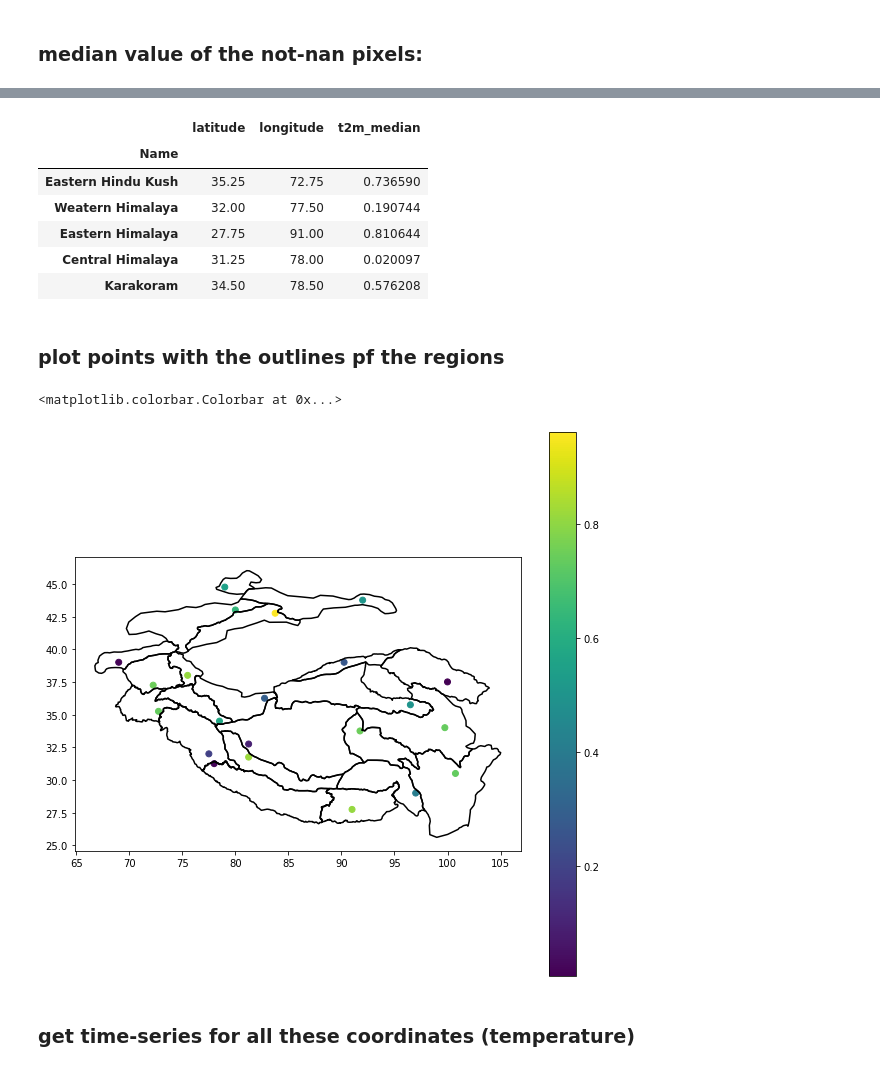
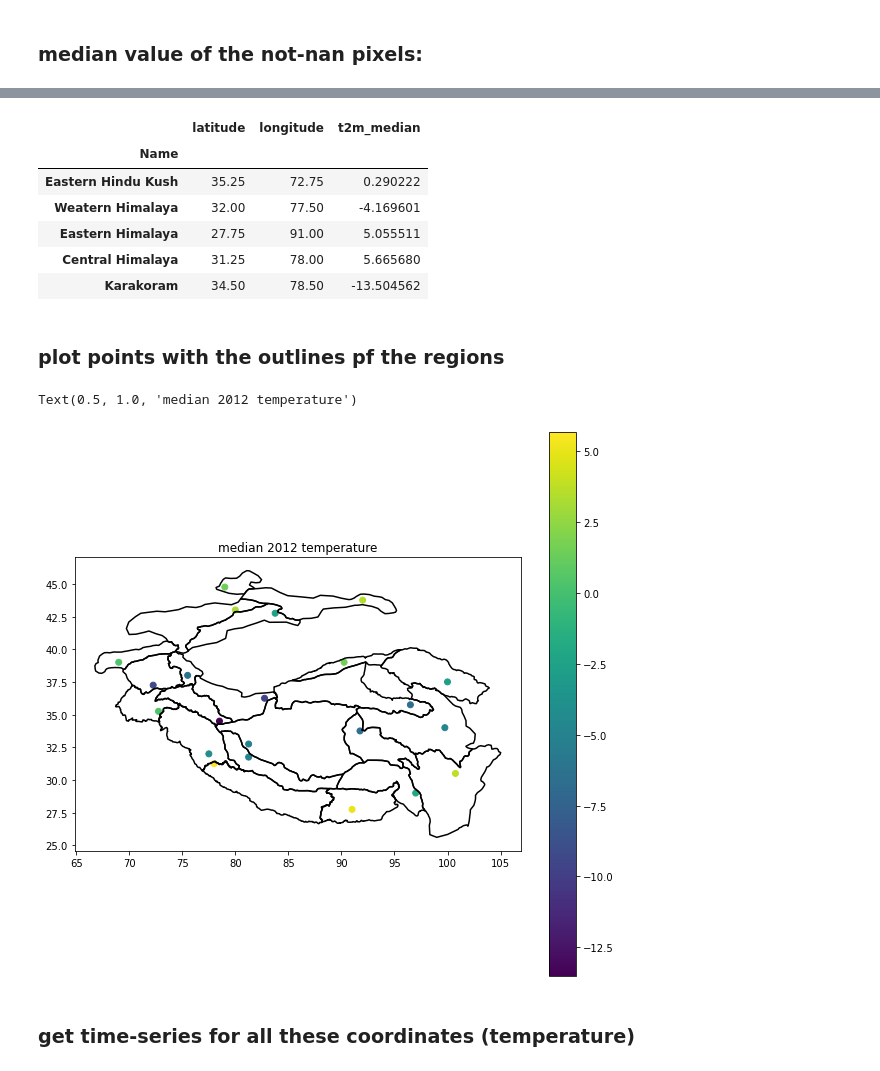
Before and after one commit to varyabazilova/hma_regions, a Jupyter notebook: era5_locate_median_point.ipynb, the cells around one changed output, grey strips where cells are left out. Cells and saved outputs as stored; diff of their text form; code cells hidden in the pictures.

```diff
--- a/era5_locate_median_point.ipynb
+++ b/era5_locate_median_point.ipynb
@@ -226,10 +223,9 @@ median_t2m_regions = {'Name': ['Eastern Hindu Kush',
                                    30.5, 32.75, 33.75, 34.0, 37.5, 35.75, 39.0, 43.75, 42.75, 38.0],
                       'longitude': [72.75, 77.5, 91.0, 78.0, 78.5, 72.25, 69.0, 80.0, 79.0, 82.75, 97.0, 81.25,
                                     100.75, 81.25, 91.75, 99.75, 100.0, 96.5, 90.25, 92.0, 83.75, 75.5],
-                     't2m_median': [0.73659009, 0.19074378, 0.81064375, 0.02009691, 0.57620778, 0.74666311,
-                                     0.01623963, 0.63717112, 0.5501115 , 0.29064179, 0.40919325, 0.81662932,
-                                     0.73138669, 0.09465212, 0.74668592, 0.73618097, 0.0066972 , 0.50072078,
-                                     0.26561449, 0.50966153, 0.96181533, 0.81064375]}
+                     't2m_median_2012': [0.290222,-4.169601,5.055511,5.66568,-13.504562,-9.19783,0.290222,3.12915,1.454086,
+                                    -9.67034912109375,-2.06459,-4.905823,3.731567,-5.162567,-6.484207,-4.787506,-2.851852,
+                                    -6.595551,1.604126,3.453934,-2.627563,-6.310211]}
 
 
 
@@ -240,24 +236,25 @@ median_t2m_regions.head()
 # %% [output]
 |  | latitude | longitude | t2m_median |
 | Name |  |  |  |
-| Eastern Hindu Kush | 35.25 | 72.75 | 0.736590 |
-| Weatern Himalaya | 32.00 | 77.50 | 0.190744 |
-| Eastern Himalaya | 27.75 | 91.00 | 0.810644 |
-| Central Himalaya | 31.25 | 78.00 | 0.020097 |
-| Karakoram | 34.50 | 78.50 | 0.576208 |
+| Eastern Hindu Kush | 35.25 | 72.75 | 0.290222 |
+| Weatern Himalaya | 32.00 | 77.50 | -4.169601 |
+| Eastern Himalaya | 27.75 | 91.00 | 5.055511 |
+| Central Himalaya | 31.25 | 78.00 | 5.665680 |
+| Karakoram | 34.50 | 78.50 | -13.504562 |
 # %% [markdown]
 ### plot points with the outlines pf the regions
 # %%
 fig, ax = plt.subplots(figsize=(10, 10))
 # hma bounds
 hma.boundary.plot(ax = ax, color='black' )
 # points
 plt.scatter(x = median_t2m_regions.longitude, y = median_t2m_regions.latitude, c = median_t2m_regions.t2m_median)
 
 plt.colorbar()
+plt.title('median 2012 temperature')
 # %% [output]
-<matplotlib.colorbar.Colorbar at 0x...>
+Text(0.5, 1.0, 'median 2012 temperature')
-[figure, old version]
+[figure, new version]
 # %% [markdown]
 ### get time-series for all these coordinates (temperature)
 # %%
```
Also changed, not shown: parts of 6 cells of this notebook, 2 other files.
